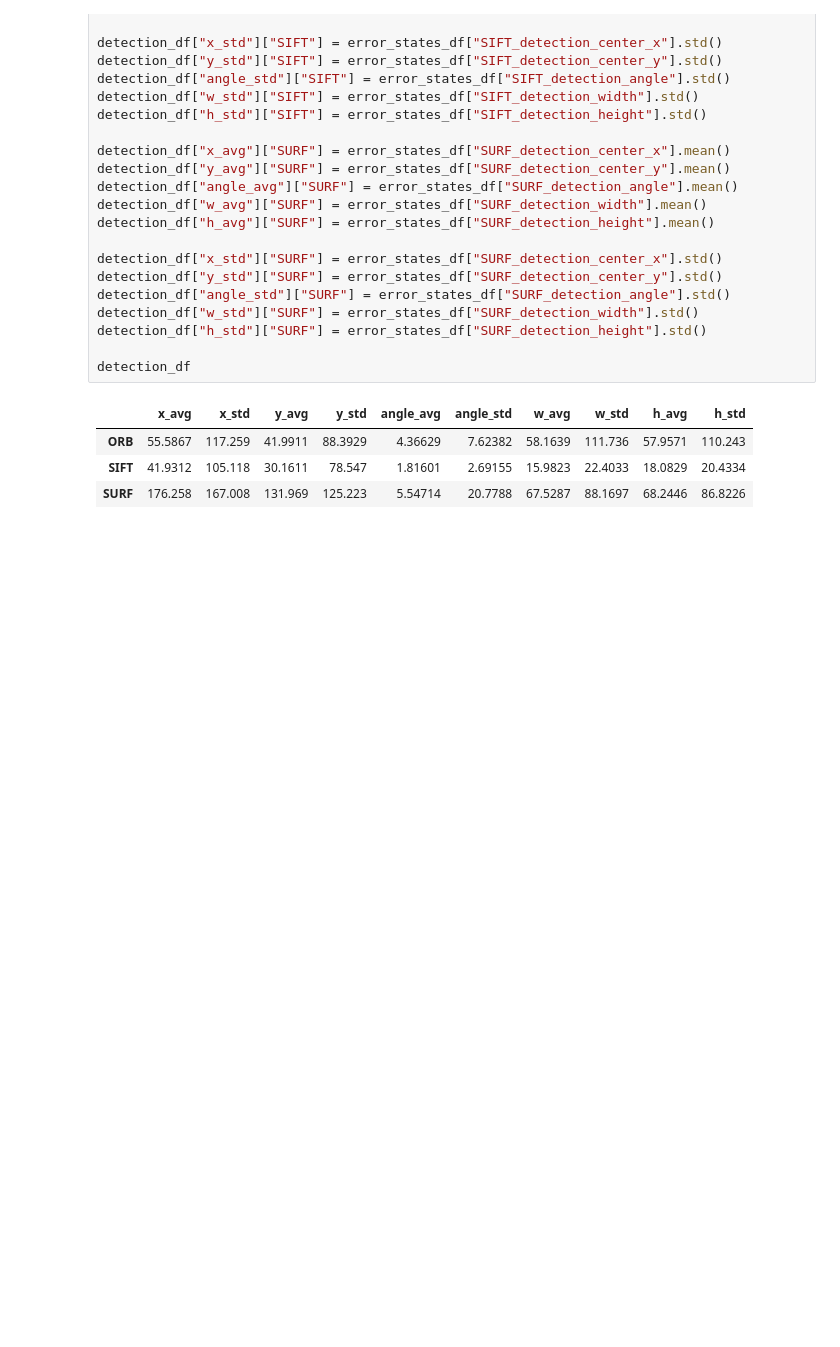
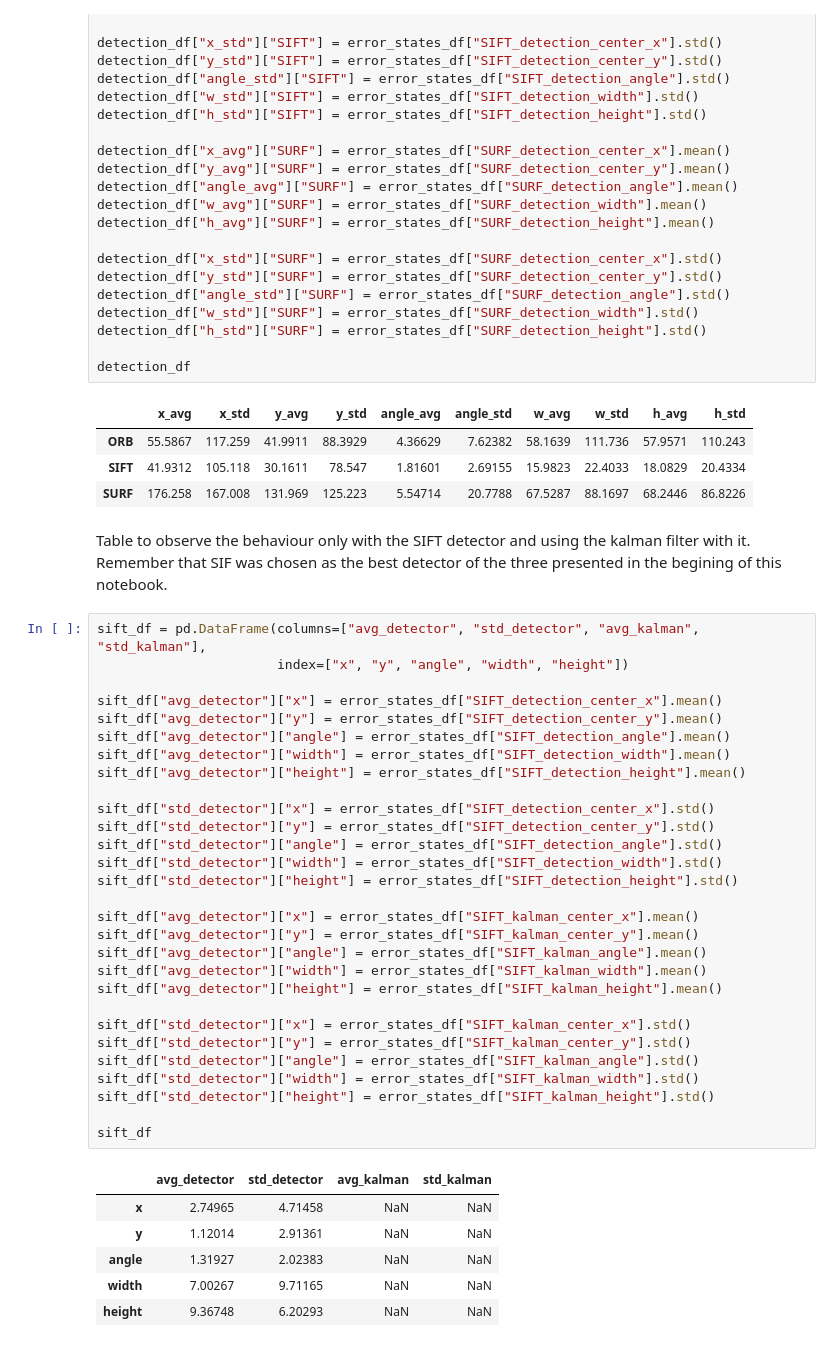
Before and after one commit to apinto25/autonomous_landing_data_analysis, a Jupyter notebook: detection_analysis.ipynb, the cells around one changed output. Drawn from its saved outputs; the diff is of its cells as text; blank space fills up the shorter version.

Commit message:
Add table to compare sift detection with and without kalman filter.

```diff
--- a/detection_analysis.ipynb
+++ b/detection_analysis.ipynb
@@ -357,3 +357,41 @@ detection_df
 | ORB | 55.5867 | 117.259 | 41.9911 | 88.3929 | 4.36629 | 7.62382 | 58.1639 | 111.736 | 57.9571 | 110.243 |
 | SIFT | 41.9312 | 105.118 | 30.1611 | 78.547 | 1.81601 | 2.69155 | 15.9823 | 22.4033 | 18.0829 | 20.4334 |
 | SURF | 176.258 | 167.008 | 131.969 | 125.223 | 5.54714 | 20.7788 | 67.5287 | 88.1697 | 68.2446 | 86.8226 |
+# %% [markdown]
+Table to observe the behaviour only with the SIFT detector and using the kalman filter with it. Remember that SIF was chosen as the best detector of the three presented in the begining of this notebook.
+# %%
+sift_df = pd.DataFrame(columns=["avg_detector", "std_detector", "avg_kalman", "std_kalman"],
+                       index=["x", "y", "angle", "width", "height"])
+
+sift_df["avg_detector"]["x"] = error_states_df["SIFT_detection_center_x"].mean()
+sift_df["avg_detector"]["y"] = error_states_df["SIFT_detection_center_y"].mean()
+sift_df["avg_detector"]["angle"] = error_states_df["SIFT_detection_angle"].mean()
+sift_df["avg_detector"]["width"] = error_states_df["SIFT_detection_width"].mean()
+sift_df["avg_detector"]["height"] = error_states_df["SIFT_detection_height"].mean()
+
+sift_df["std_detector"]["x"] = error_states_df["SIFT_detection_center_x"].std()
+sift_df["std_detector"]["y"] = error_states_df["SIFT_detection_center_y"].std()
+sift_df["std_detector"]["angle"] = error_states_df["SIFT_detection_angle"].std()
+sift_df["std_detector"]["width"] = error_states_df["SIFT_detection_width"].std()
+sift_df["std_detector"]["height"] = error_states_df["SIFT_detection_height"].std()
+
+sift_df["avg_detector"]["x"] = error_states_df["SIFT_kalman_center_x"].mean()
+sift_df["avg_detector"]["y"] = error_states_df["SIFT_kalman_center_y"].mean()
+sift_df["avg_detector"]["angle"] = error_states_df["SIFT_kalman_angle"].mean()
+sift_df["avg_detector"]["width"] = error_states_df["SIFT_kalman_width"].mean()
+sift_df["avg_detector"]["height"] = error_states_df["SIFT_kalman_height"].mean()
+
+sift_df["std_detector"]["x"] = error_states_df["SIFT_kalman_center_x"].std()
+sift_df["std_detector"]["y"] = error_states_df["SIFT_kalman_center_y"].std()
+sift_df["std_detector"]["angle"] = error_states_df["SIFT_kalman_angle"].std()
+sift_df["std_detector"]["width"] = error_states_df["SIFT_kalman_width"].std()
+sift_df["std_detector"]["height"] = error_states_df["SIFT_kalman_height"].std()
+
+sift_df
+# %% [output]
+|  | avg_detector | std_detector | avg_kalman | std_kalman |
+| x | 2.74965 | 4.71458 | NaN | NaN |
+| y | 1.12014 | 2.91361 | NaN | NaN |
+| angle | 1.31927 | 2.02383 | NaN | NaN |
+| width | 7.00267 | 9.71165 | NaN | NaN |
+| height | 9.36748 | 6.20293 | NaN | NaN |
```
